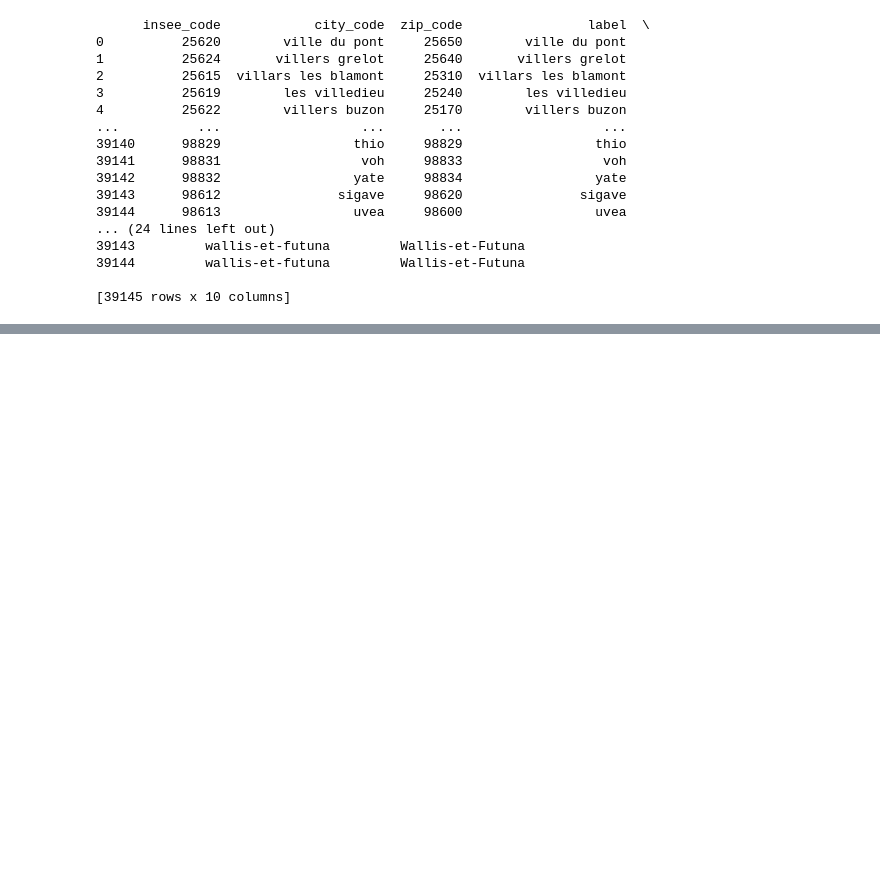
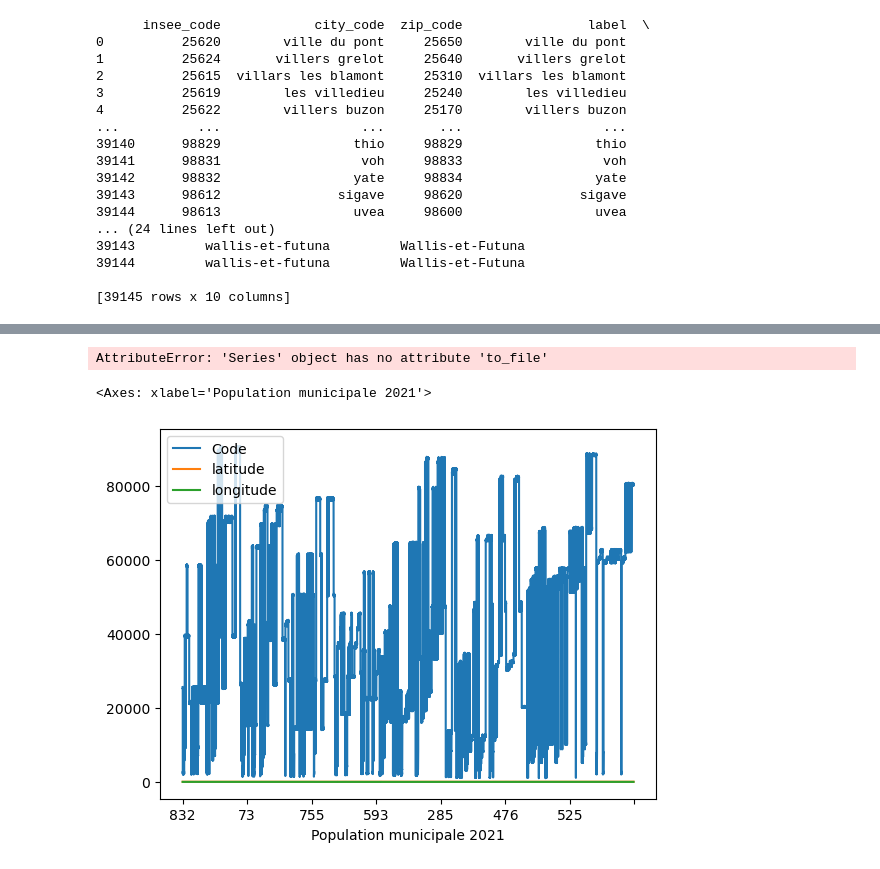
Before and after one commit to khady2708/projet-stage, a Jupyter notebook: ville.ipynb, the cells around one changed output, grey strips where cells are left out. Drawn from its saved outputs; the diff is of its cells as text; code cells hidden in the pictures; blank space fills up the shorter version.

```diff
--- a/ville.ipynb
+++ b/ville.ipynb
@@ -407,0 +351,2 @@ commune_codepost
+# %%
+df_geopoints.rename(columns={'zip_code': 'Code'}, inplace=True)
@@ -407,0 +355,9 @@ commune_codepost
+# %%
+concatenated_dataframe = pd.concat([df_geopoints, df_population], axis=1)
+concatenated_dataframe
+# %%
+concatenated_dataframe['zip'] = list(zip(concatenated_dataframe['latitude'], concatenated_dataframe['longitude']))
+
+concatenated_dataframe['zip']
+
+#print(concatenated_dataframe[['latitude', 'longitude', 'zip']].head())
@@ -407,0 +372,3 @@ commune_codepost
+# %%
+concatenated_dataframe.dropna(inplace=True)
+concatenated_dataframe
@@ -407,0 +389,9 @@ commune_codepost
+# %%
+concatenated_dataframe['zip'] .to_file('MyGeometries.shp', driver='ESRI Shapefile')
+# %% [output]
+AttributeError: 'Series' object has no attribute 'to_file'
+# %%
+concatenated_dataframe.plot('Population municipale 2021')
+# %% [output]
+<Axes: xlabel='Population municipale 2021'>
+[figure, added]
```
Also changed, not shown: parts of 30 cells of this notebook.
